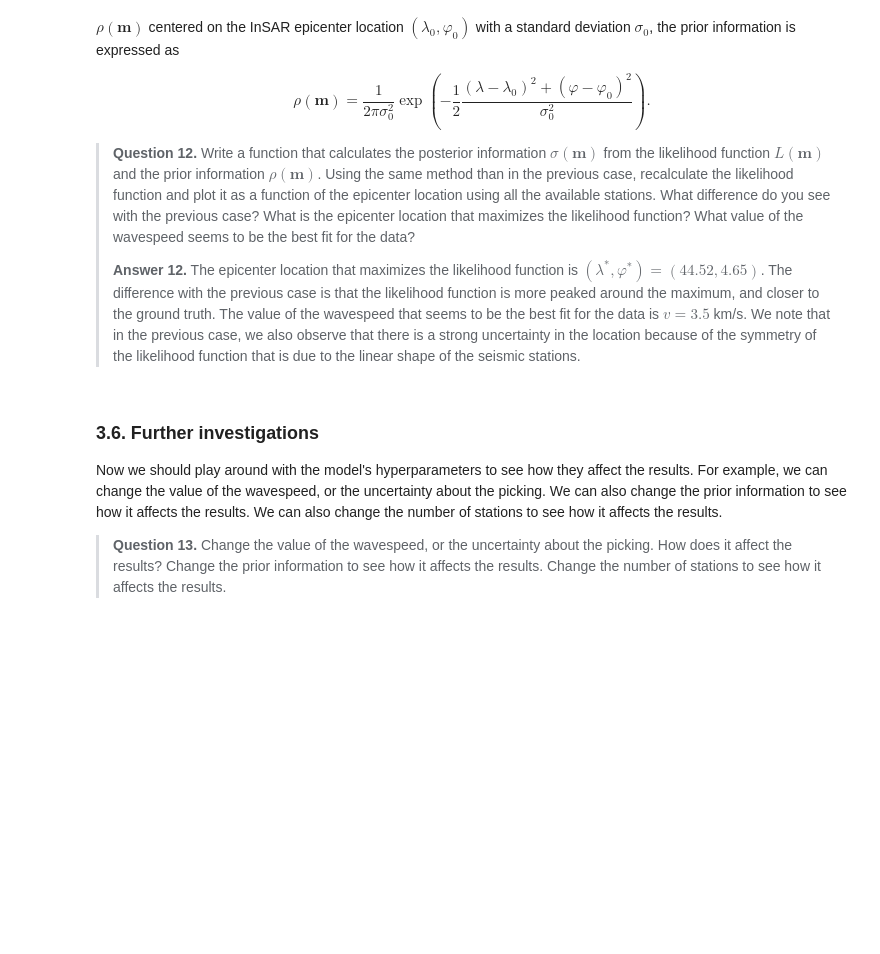
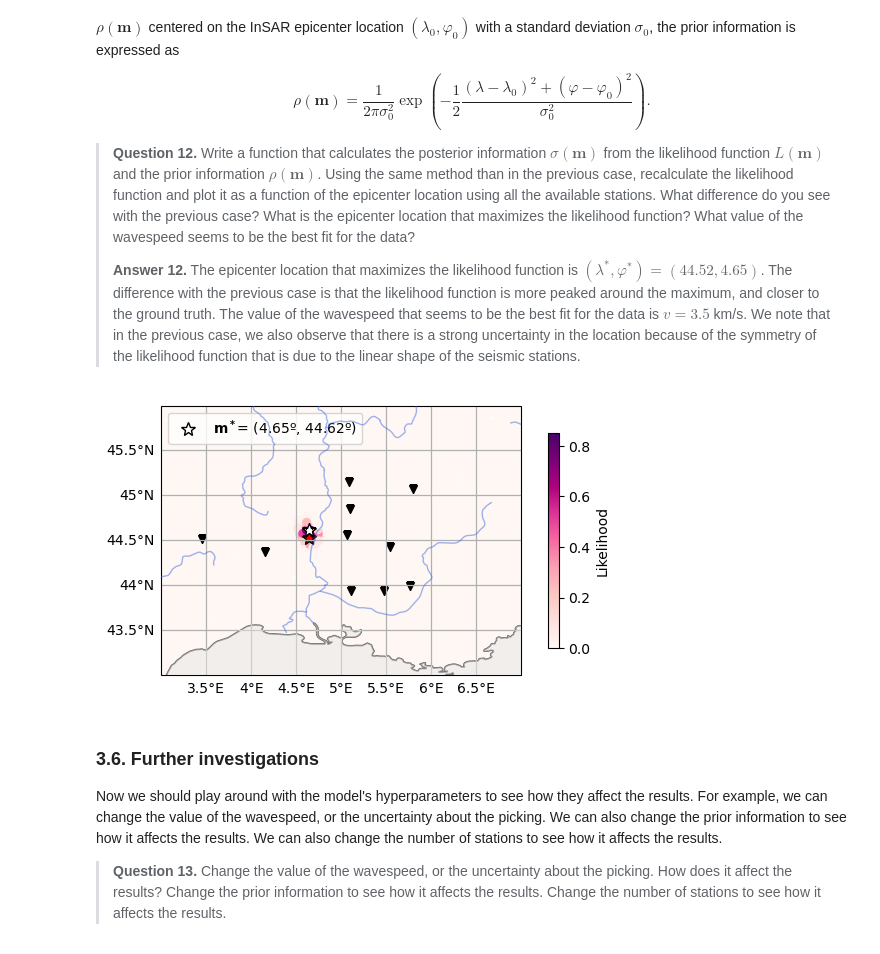
Before and after one commit to leonard-seydoux/earth-data-science, a Jupyter notebook: labs/2_epicenter/epicenter_proofs.ipynb, the cells around one changed output. Drawn from its saved outputs; the diff is of its cells as text; code cells hidden in the pictures; blank space fills up the shorter version.

Commit message:
Added cell on InSAR prior

```diff
--- a/labs/2_epicenter/epicenter_proofs.ipynb
+++ b/labs/2_epicenter/epicenter_proofs.ipynb
@@ -522,6 +522,35 @@ $$\rho(\mathbf{m}) = \frac{1}{2\pi\sigma_0^2} \exp\left(-\frac{1}{2}\frac{(\lamb
 > __Question 12.__ Write a function that calculates the posterior information $\sigma(\mathbf{m})$ from the likelihood function $L(\mathbf{m})$ and the prior information $\rho(\mathbf{m})$. Using the same method than in the previous case, recalculate the likelihood function and plot it as a function of the epicenter location using all the available stations. What difference do you see with the previous case? What is the epicenter location that maximizes the likelihood function? What value of the wavespeed seems to be the best fit for the data?
 >
 > __Answer 12.__ The epicenter location that maximizes the likelihood function is $(\lambda^*, \varphi^*) = (44.52, 4.65)$. The difference with the previous case is that the likelihood function is more peaked around the maximum, and closer to the ground truth. The value of the wavespeed that seems to be the best fit for the data is $v = 3.5$ km/s. We note that in the previous case, we also observe that there is a strong uncertainty in the location because of the symmetry of the likelihood function that is due to the linear shape of the seismic stations.
+# %%
+# Get likelihood
+latitudes, longitudes, likelihood = solver.monte_carlo_laplacian(
+    stream, shots=10000, uncertainty=2, wavespeed=5, extent=extent
+)
+
+# Get prior probability
+prior = np.exp(-0.5 * (longitudes - 4.62) ** 2 / 0.1**2)
+
+# Infer the posterior
+posterior = prior * likelihood
+
+# Plot the likelihood
+ax = solver.basemap(extent=extent, stream=stream, event=event, figsize=(7, 3.5))
+
+# Plot likelihood
+img = ax.scatter(longitudes, latitudes, c=posterior, cmap="RdPu", s=30)
+plt.colorbar(img, ax=ax, label="Likelihood", shrink=0.8)
+
+# Plot the epicenter
+index_max = np.argmax(posterior)
+label = rf"$\bf m^*$= ({longitudes[index_max]:.2f}º, {latitudes[index_max]:.2f}º)"
+plt.plot(longitudes[index_max], latitudes[index_max], "k*", label=label, mfc="w", ms=10)
+ax.legend(loc="upper left")
+
+# Show
+plt.show()
+# %% [output]
+[figure, added]
 # %% [markdown]
 ### 3.6. Further investigations
 
```
Also changed, not shown: parts of 4 cells of this notebook, 1 other file.
